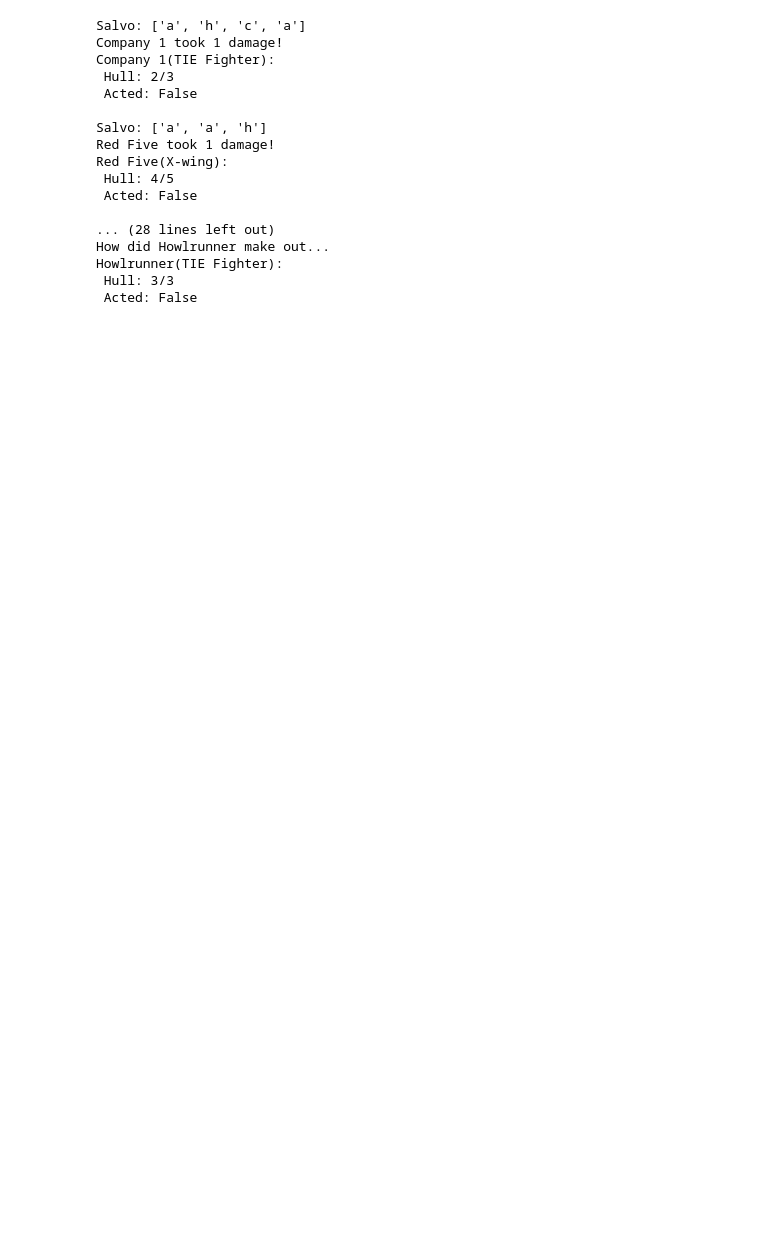
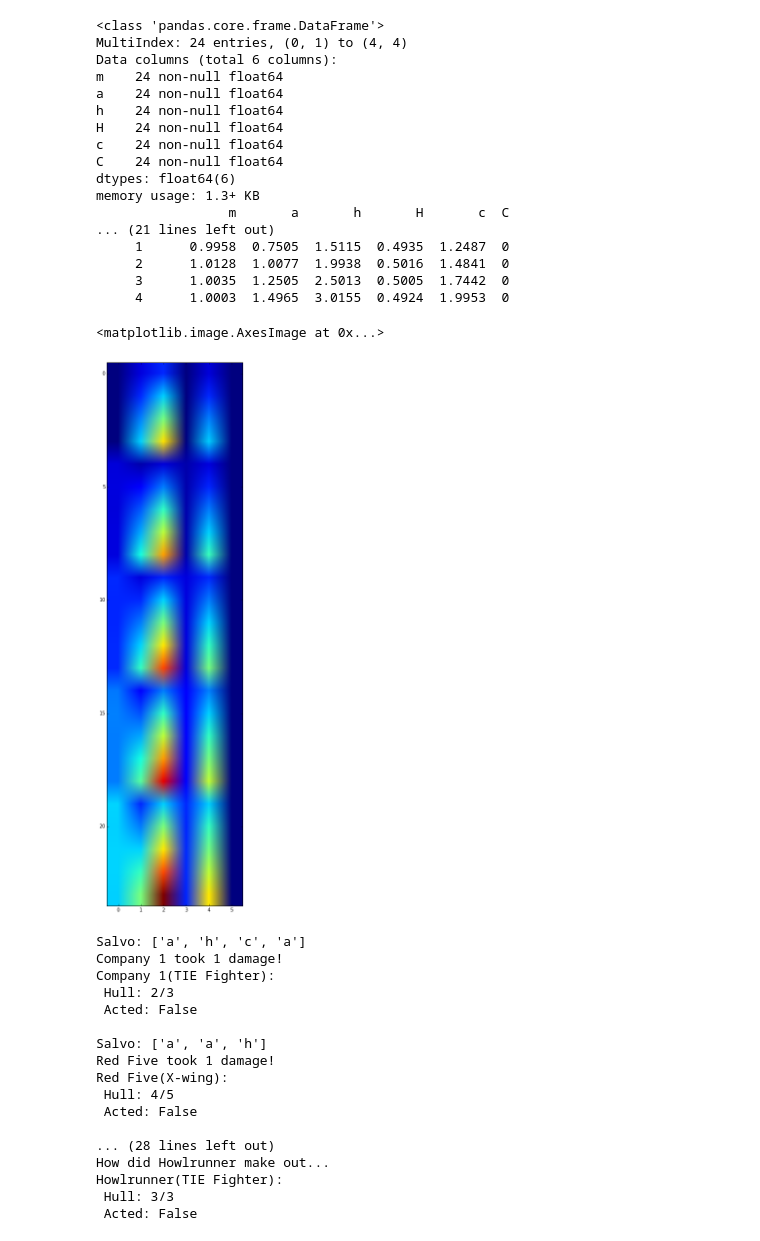
Before and after one commit to dails08/antfarm-keyboard, a Jupyter notebook: Fighter sim.ipynb, the cells around one changed output. Drawn from its saved outputs; the diff is of its cells as text; code cells hidden in the pictures; blank space fills up the shorter version.

```diff
--- a/Fighter sim.ipynb
+++ b/Fighter sim.ipynb
@@ -30,0 +99,3 @@ print results
+# %%
+ru_df = pd.read_csv("ru_dice_results.txt")
+ru_df.info()
@@ -30,0 +116,6 @@ print results
+# %%
+print ru_df["reds"].value_counts()
+
+print ru_df.groupby(["reds","blues"]).mean()
+
+means_df = DataFrame(ru_df.groupby(["reds","blues"]).mean())
@@ -31,3 +140,29 @@ print results
+# %%
+means_df.info()
+print means_df
+
+plt.figure(figsize=(30,20))
+plt.imshow(means_df)
+# %% [output]
+<class 'pandas.core.frame.DataFrame'>
+MultiIndex: 24 entries, (0, 1) to (4, 4)
+Data columns (total 6 columns):
+m    24 non-null float64
+a    24 non-null float64
+h    24 non-null float64
+H    24 non-null float64
+c    24 non-null float64
+C    24 non-null float64
+dtypes: float64(6)
+memory usage: 1.3+ KB
+                 m       a       h       H       c  C
+... (21 lines left out)
+     1      0.9958  0.7505  1.5115  0.4935  1.2487  0
+     2      1.0128  1.0077  1.9938  0.5016  1.4841  0
+     3      1.0035  1.2505  2.5013  0.5005  1.7442  0
+     4      1.0003  1.4965  3.0155  0.4924  1.9953  0
+<matplotlib.image.AxesImage at 0x...>
+[figure, added]
 # %%
 class TIEFighter:
     def __init__(self, toTitle):
```
Also changed, not shown: parts of 9 cells of this notebook, 3 other files.
